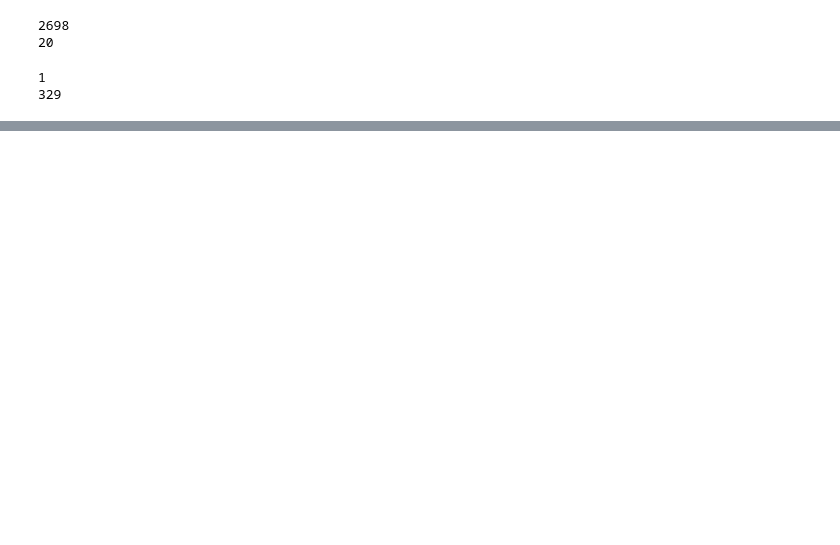
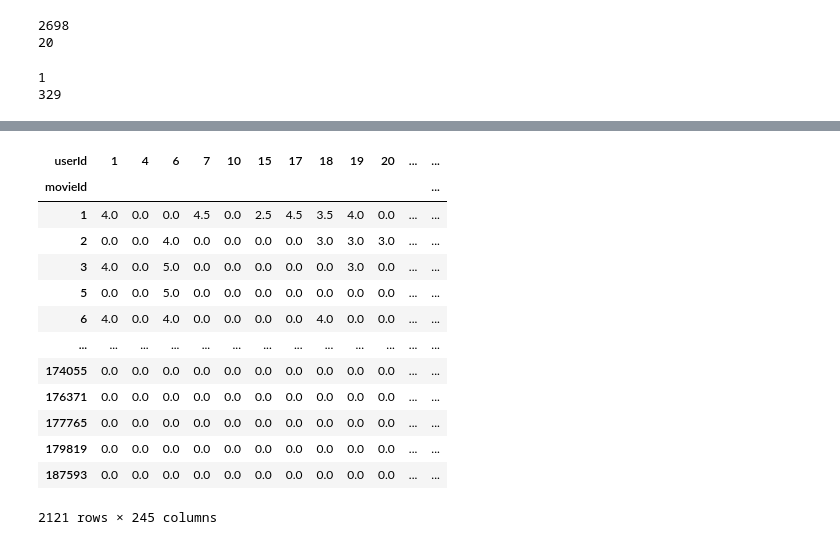
Before and after one commit to anaperez10/Anal-tica-III---Marketing, a Jupyter notebook: Avance2.ipynb, the cells around one changed output, grey strips where cells are left out. Drawn from its saved outputs; the diff is of its cells as text; code cells hidden in the pictures; blank space fills up the shorter version.

```diff
--- a/Avance2.ipynb
+++ b/Avance2.ipynb
@@ -324,0 +394,18 @@ rated_movies_by_user
+# %%
+final_dataset=final_dataset.loc[:,no_movies_voted[no_movies_voted > 100].index]
+final_dataset
+# %% [output]
+| userId | 1 | 4 | 6 | 7 | 10 | 15 | 17 | 18 | 19 | 20 | ... | ... |
+| movieId |  |  |  |  |  |  |  |  |  |  |  | ... |
+| 1 | 4.0 | 0.0 | 0.0 | 4.5 | 0.0 | 2.5 | 4.5 | 3.5 | 4.0 | 0.0 | ... | ... |
+| 2 | 0.0 | 0.0 | 4.0 | 0.0 | 0.0 | 0.0 | 0.0 | 3.0 | 3.0 | 3.0 | ... | ... |
+| 3 | 4.0 | 0.0 | 5.0 | 0.0 | 0.0 | 0.0 | 0.0 | 0.0 | 3.0 | 0.0 | ... | ... |
+| 5 | 0.0 | 0.0 | 5.0 | 0.0 | 0.0 | 0.0 | 0.0 | 0.0 | 0.0 | 0.0 | ... | ... |
+| 6 | 4.0 | 0.0 | 4.0 | 0.0 | 0.0 | 0.0 | 0.0 | 4.0 | 0.0 | 0.0 | ... | ... |
+| ... | ... | ... | ... | ... | ... | ... | ... | ... | ... | ... | ... | ... |
+| 174055 | 0.0 | 0.0 | 0.0 | 0.0 | 0.0 | 0.0 | 0.0 | 0.0 | 0.0 | 0.0 | ... | ... |
+| 176371 | 0.0 | 0.0 | 0.0 | 0.0 | 0.0 | 0.0 | 0.0 | 0.0 | 0.0 | 0.0 | ... | ... |
+| 177765 | 0.0 | 0.0 | 0.0 | 0.0 | 0.0 | 0.0 | 0.0 | 0.0 | 0.0 | 0.0 | ... | ... |
+| 179819 | 0.0 | 0.0 | 0.0 | 0.0 | 0.0 | 0.0 | 0.0 | 0.0 | 0.0 | 0.0 | ... | ... |
+| 187593 | 0.0 | 0.0 | 0.0 | 0.0 | 0.0 | 0.0 | 0.0 | 0.0 | 0.0 | 0.0 | ... | ... |
+2121 rows × 245 columns
```
Also changed, not shown: parts of 19 cells of this notebook.
